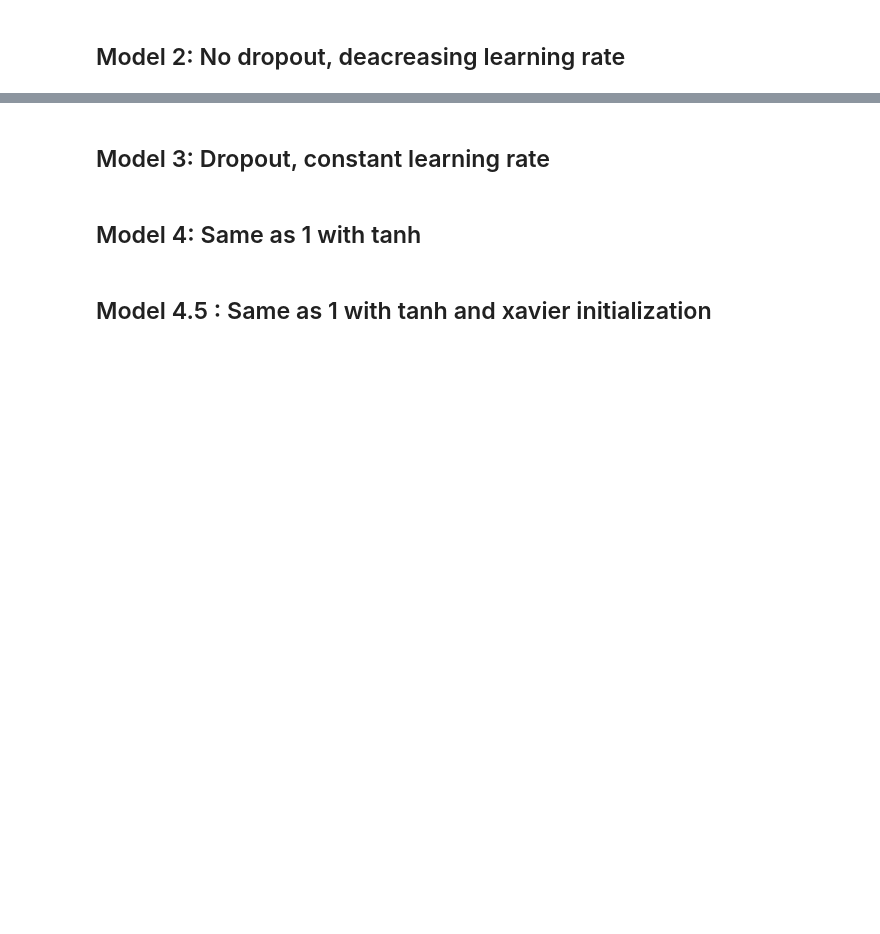
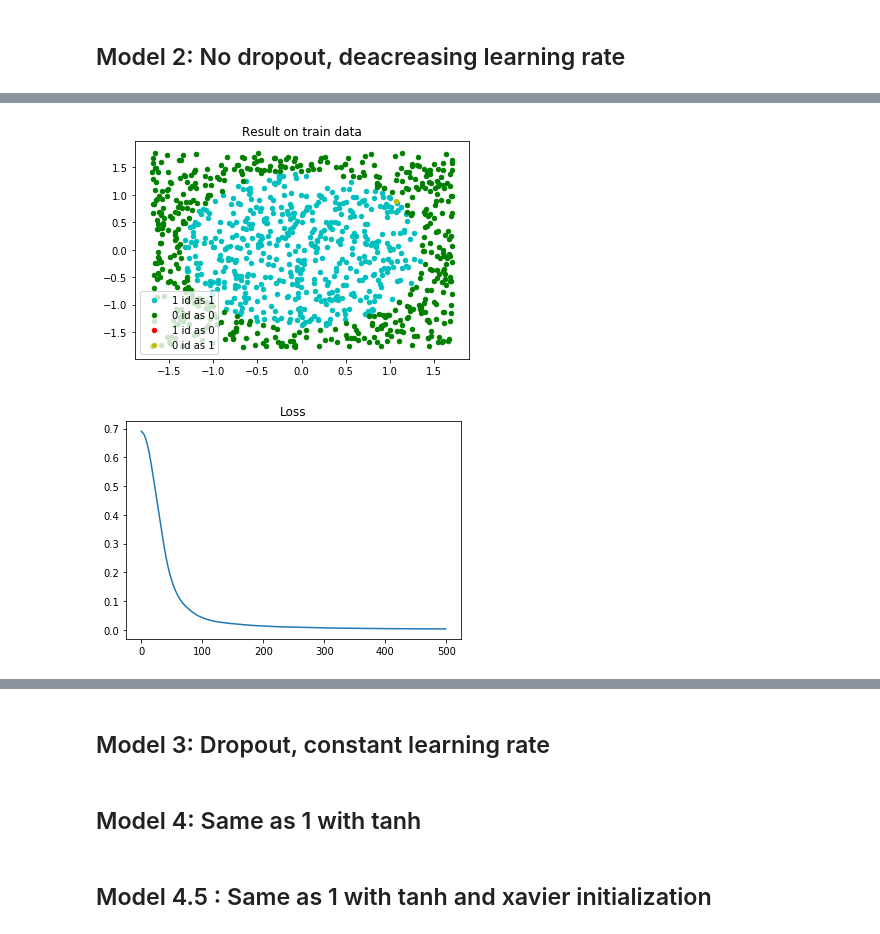
Before and after one commit to natbolon/DL, a Jupyter notebook: Project2/test.ipynb, the cells around one changed output, grey strips where cells are left out. Drawn from its saved outputs; the diff is of its cells as text; code cells hidden in the pictures; blank space fills up the shorter version.

Commit message:
Adam optimizer

```diff
--- a/Project2/test.ipynb
+++ b/Project2/test.ipynb
@@ -203,0 +276,32 @@ plot_result(test_input, test_target, id_class_test)
+# %%
+eta=1e-3
+epochs_number_adam = 500
+
+linear_1 = Linear(2, hidden_nb)
+relu_1 = Relu()
+linear_2 = Linear(hidden_nb, hidden_nb)
+relu_2 = Relu()
+linear_3 = Linear(hidden_nb, hidden_nb)
+relu_3 = Relu()
+linear_4 = Linear(hidden_nb, 2)
+loss = CrossEntropy()
+
+model_22 = Sequential(linear_1, relu_1, linear_2, relu_2, linear_3, relu_3, linear_4, loss=CrossEntropy())
+
+my_loss_22 = []
+
+model_22.normalize_parameters(mean=0, std=std)
+
+optimizer = Adam(eta, 0.9, 0.99, 1e-8)
+
+for epochs in range(0, epochs_number_adam):
+    for b in range(0, Sample_number, batch_size):
+        output = model_22.forward(train_input.narrow(0, b, batch_size))
+        loss_value =  model_22.compute_loss(output, train_target.narrow(0, b, batch_size))
+        model_22.backward()
+
+        optimizer(model_22.sequence)
+
+    if epochs%50 == 0:
+        print(epochs, ": ", loss_value.item())
+    my_loss_22.append(loss_value.item())
@@ -203,0 +319,14 @@ plot_result(test_input, test_target, id_class_test)
+# %%
+output = model_22.forward(train_input)
+l = model_22.compute_loss(output, train_target)
+
+print("\n ")
+print("Loss: ", l.item())
+print("Number of errors: ", compute_number_error(output, train_target).item())
+print("\n ")
+
+
+id_class_train = output.argmax(dim=1)
+plot_result(train_input, train_target, id_class_train)
+plot_loss(range(0, epochs_number), my_loss_22)
+# %% [output]
@@ -203,0 +335,2 @@ plot_result(test_input, test_target, id_class_test)
+[figure, added]
+[figure, added]
```
Also changed, not shown: parts of 15 cells of this notebook, 1 other file.
